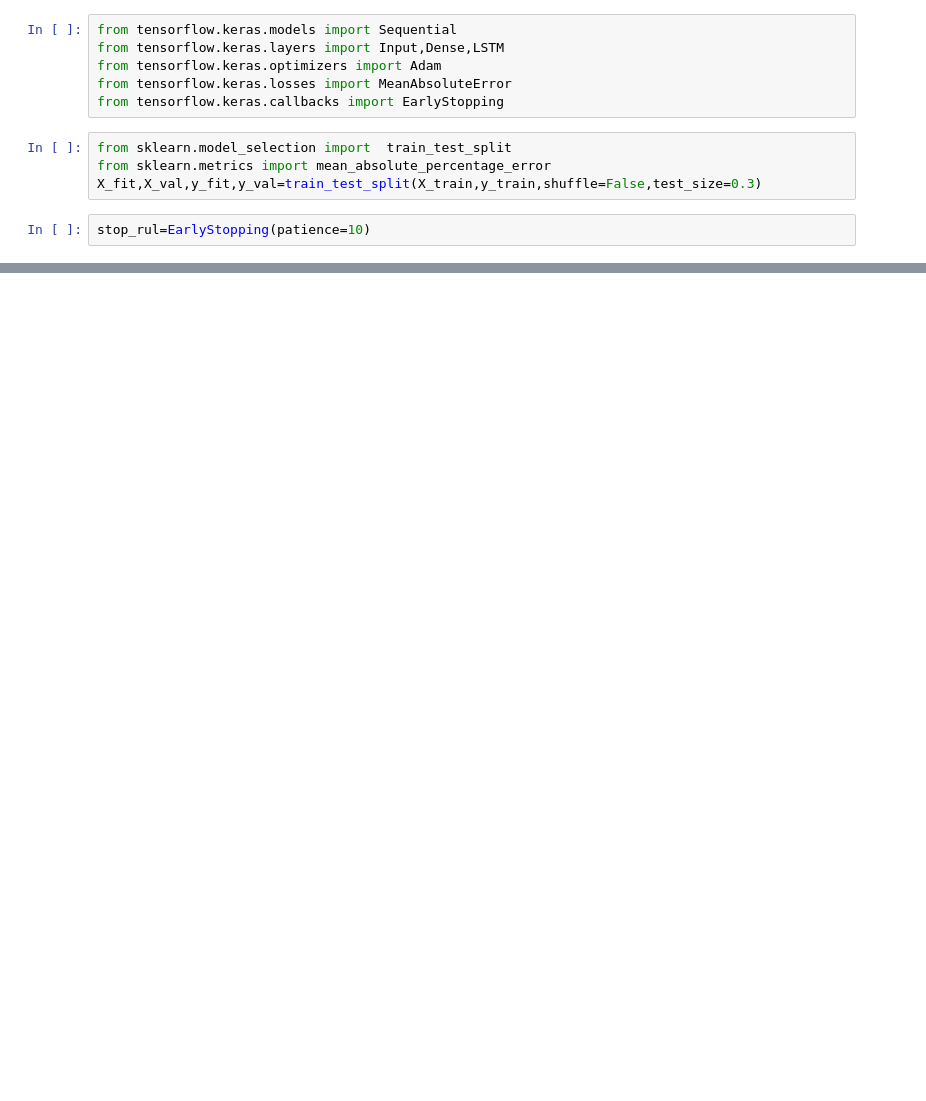
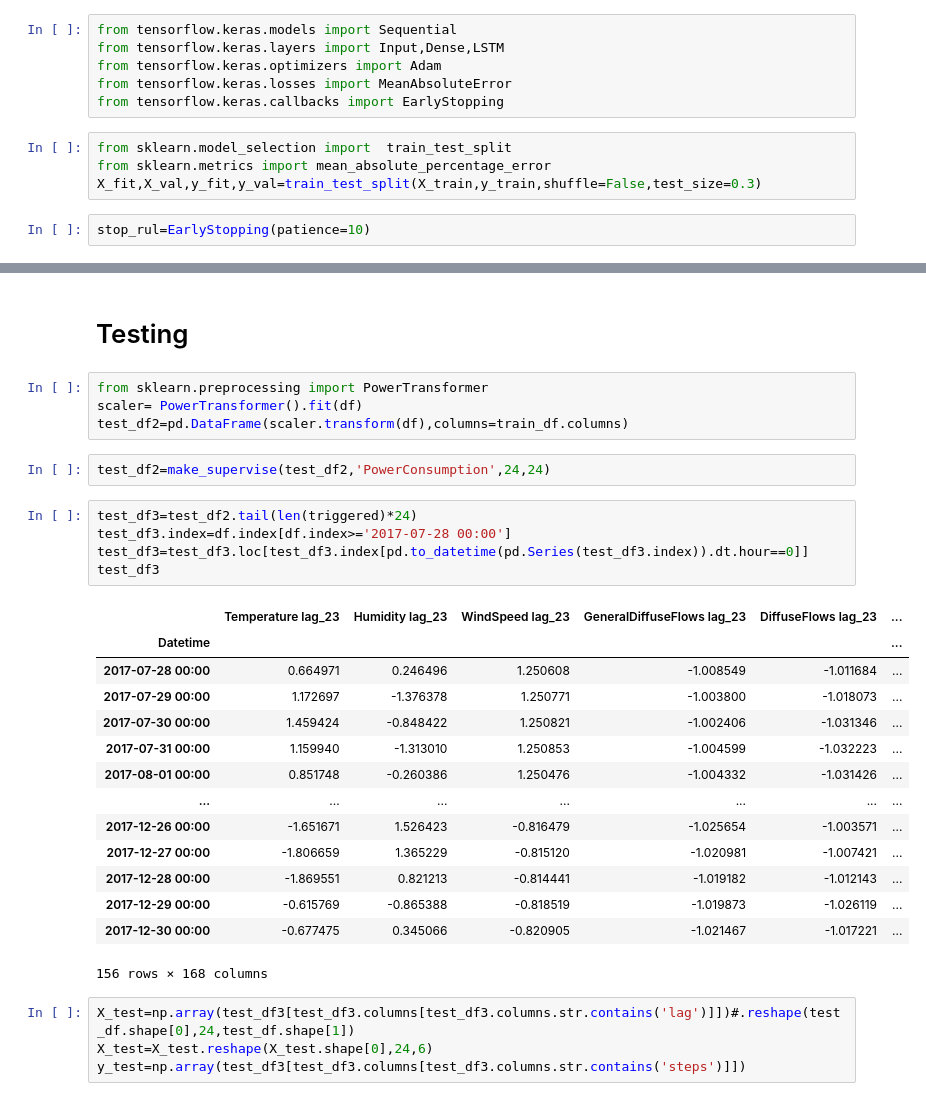
Before and after one commit to spirnia/power-consumption, a Jupyter notebook: notebooks/lstm.ipynb, the cells around one changed output, grey strips where cells are left out. Saved outputs shown, nothing was run; the diff lists cells and outputs as text; blank space fills up the shorter version.

```diff
--- a/notebooks/lstm.ipynb
+++ b/notebooks/lstm.ipynb
@@ -140,0 +184,32 @@ def val_fun(X_fit,y_fit,X_val,y_val,num_layers,num_nerons,alpha,iter,b_s):
+# %% [markdown]
+# Testing
+# %%
+from sklearn.preprocessing import PowerTransformer
+scaler= PowerTransformer().fit(df)
+test_df2=pd.DataFrame(scaler.transform(df),columns=train_df.columns)
+# %%
+test_df2=make_supervise(test_df2,'PowerConsumption',24,24)
+# %%
+test_df3=test_df2.tail(len(triggered)*24)
+test_df3.index=df.index[df.index>='2017-07-28 00:00']
+test_df3=test_df3.loc[test_df3.index[pd.to_datetime(pd.Series(test_df3.index)).dt.hour==0]]
+test_df3
+# %% [output]
+|  | Temperature lag_23 | Humidity lag_23 | WindSpeed lag_23 | GeneralDiffuseFlows lag_23 | DiffuseFlows lag_23 | ... |
+| Datetime |  |  |  |  |  | ... |
+| 2017-07-28 00:00 | 0.664971 | 0.246496 | 1.250608 | -1.008549 | -1.011684 | ... |
+| 2017-07-29 00:00 | 1.172697 | -1.376378 | 1.250771 | -1.003800 | -1.018073 | ... |
+| 2017-07-30 00:00 | 1.459424 | -0.848422 | 1.250821 | -1.002406 | -1.031346 | ... |
+| 2017-07-31 00:00 | 1.159940 | -1.313010 | 1.250853 | -1.004599 | -1.032223 | ... |
+| 2017-08-01 00:00 | 0.851748 | -0.260386 | 1.250476 | -1.004332 | -1.031426 | ... |
+| ... | ... | ... | ... | ... | ... | ... |
+| 2017-12-26 00:00 | -1.651671 | 1.526423 | -0.816479 | -1.025654 | -1.003571 | ... |
+| 2017-12-27 00:00 | -1.806659 | 1.365229 | -0.815120 | -1.020981 | -1.007421 | ... |
+| 2017-12-28 00:00 | -1.869551 | 0.821213 | -0.814441 | -1.019182 | -1.012143 | ... |
+| 2017-12-29 00:00 | -0.615769 | -0.865388 | -0.818519 | -1.019873 | -1.026119 | ... |
+| 2017-12-30 00:00 | -0.677475 | 0.345066 | -0.820905 | -1.021467 | -1.017221 | ... |
+156 rows × 168 columns
+# %%
+X_test=np.array(test_df3[test_df3.columns[test_df3.columns.str.contains('lag')]])#.reshape(test_df.shape[0],24,test_df.shape[1])
+X_test=X_test.reshape(X_test.shape[0],24,6)
+y_test=np.array(test_df3[test_df3.columns[test_df3.columns.str.contains('steps')]])
```
Also changed, not shown: parts of 13 cells of this notebook.
